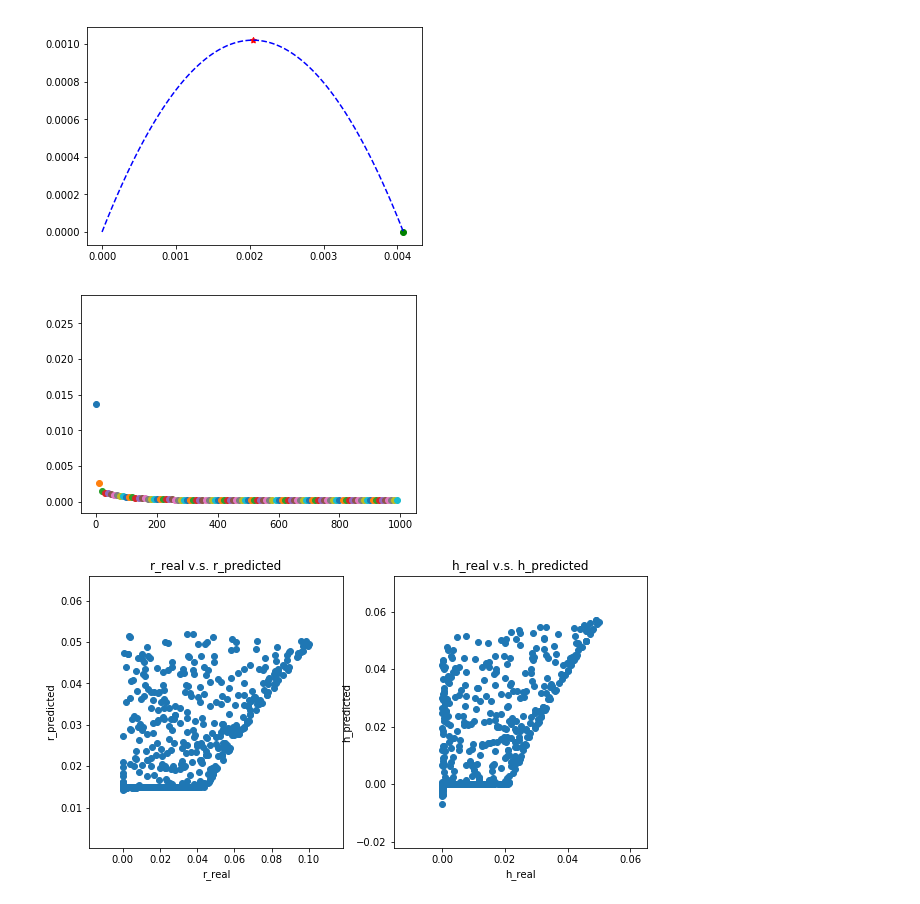
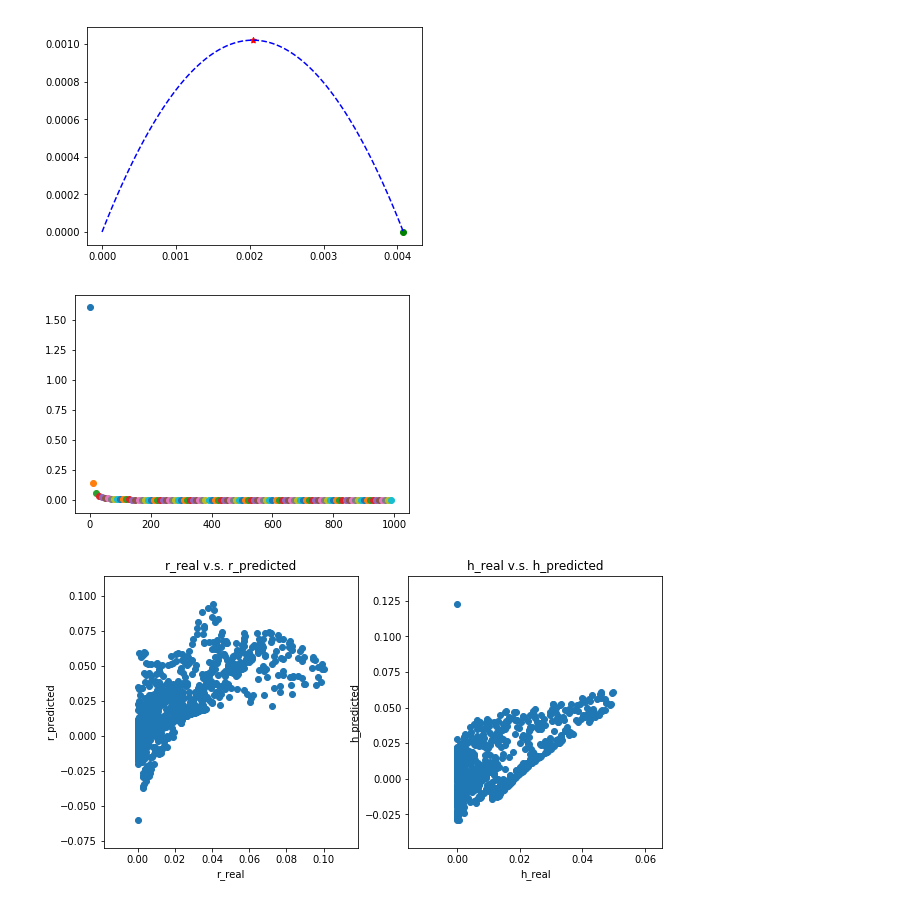
Before and after one commit to acyang/projectile_motion, a Jupyter notebook: projectile_motion.ipynb, the cells around one changed output. Drawn from its saved outputs; the diff is of its cells as text; code cells hidden in the pictures.

Commit message:
add batch normalization

```diff
--- a/projectile_motion.ipynb
+++ b/projectile_motion.ipynb
@@ -17,8 +17,8 @@ tf.set_random_seed(1)
 np.random.seed(1)
 
 # fake data
-vel   = np.random.random(size=1000)
-theta = np.random.random(size=1000)
+vel   = np.random.random(size=100000)
+theta = np.random.random(size=100000)
 inputs = np.stack((vel, theta), axis=-1)
 #print(inputs.shape)
 #print(vel)
@@ -56,41 +56,47 @@ with tf.variable_scope('Ans', reuse=True):
 
 with tf.variable_scope('Net', reuse=None):
     l1 = tf.layers.dense(tf_inputs, 5, tf.nn.relu, name='hidden_layer1')
-    l2 = tf.layers.dense(l1, 5, tf.nn.relu, name='hidden_layer2')
-    output = tf.layers.dense(l2, 2, name='output_layer')
+    l1_BN = tf.layers.batch_normalization(inputs=l1, training=True, name='batch_normalization_layer1')
+    l2 = tf.layers.dense(l1_BN, 5, tf.nn.relu, name='hidden_layer2')
+    l2_BN = tf.layers.batch_normalization(inputs=l2, training=True, name='batch_normalization_layer2')
+    output = tf.layers.dense(l2_BN, 2, name='output_layer')
 
     # add to histogram summary
     tf.summary.histogram('h1_out', l1)
     tf.summary.histogram('h2_out', l2)
     tf.summary.histogram('pred', output)
 
 loss = tf.losses.mean_squared_error(tf_ans, output, scope='loss')
-train_op = tf.train.GradientDescentOptimizer(learning_rate=0.05).minimize(loss)
+
+update_ops = tf.get_collection(tf.GraphKeys.UPDATE_OPS)
+with tf.control_dependencies(update_ops):
+    train_op = tf.train.GradientDescentOptimizer(learning_rate=0.05).minimize(loss)
+
 tf.summary.scalar('loss', loss)     # add loss to scalar summary
 
 sess = tf.Session()
 sess.run(tf.global_variables_initializer())
 
 writer = tf.summary.FileWriter('./log', sess.graph)     # write to file
 merge_op = tf.summary.merge_all() # operation to merge all summary
 
 saver = tf.train.Saver()  # define a saver for saving and restoring
 plt.ion()
 plt.show()
 for step in range(1000):
     # train and net output
     _, l, pred = sess.run([train_op, loss, output], {tf_inputs: inputs, tf_ans: ans})
     if step % 10 == 0:
         # plot and show learning process
         #print('step: ', step, 'loss: ', l)
         plt.scatter(step,l)
         plt.pause(0.1)
 
 saver.save(sess, './params', write_meta_graph=False)
 
 plt.ioff()
 # %% [output]
-[figure, old version]
+[figure, new version]
 # %%
 plt.figure(1, figsize=(10, 5))
 plt.subplot(121)
@@ -105,4 +111,4 @@ plt.xlabel('h_real')
 plt.ylabel('h_predicted')
 plt.show()
 # %% [output]
-[figure, old version]
+[figure, new version]
```
Also changed, not shown: parts of 2 cells of this notebook.
